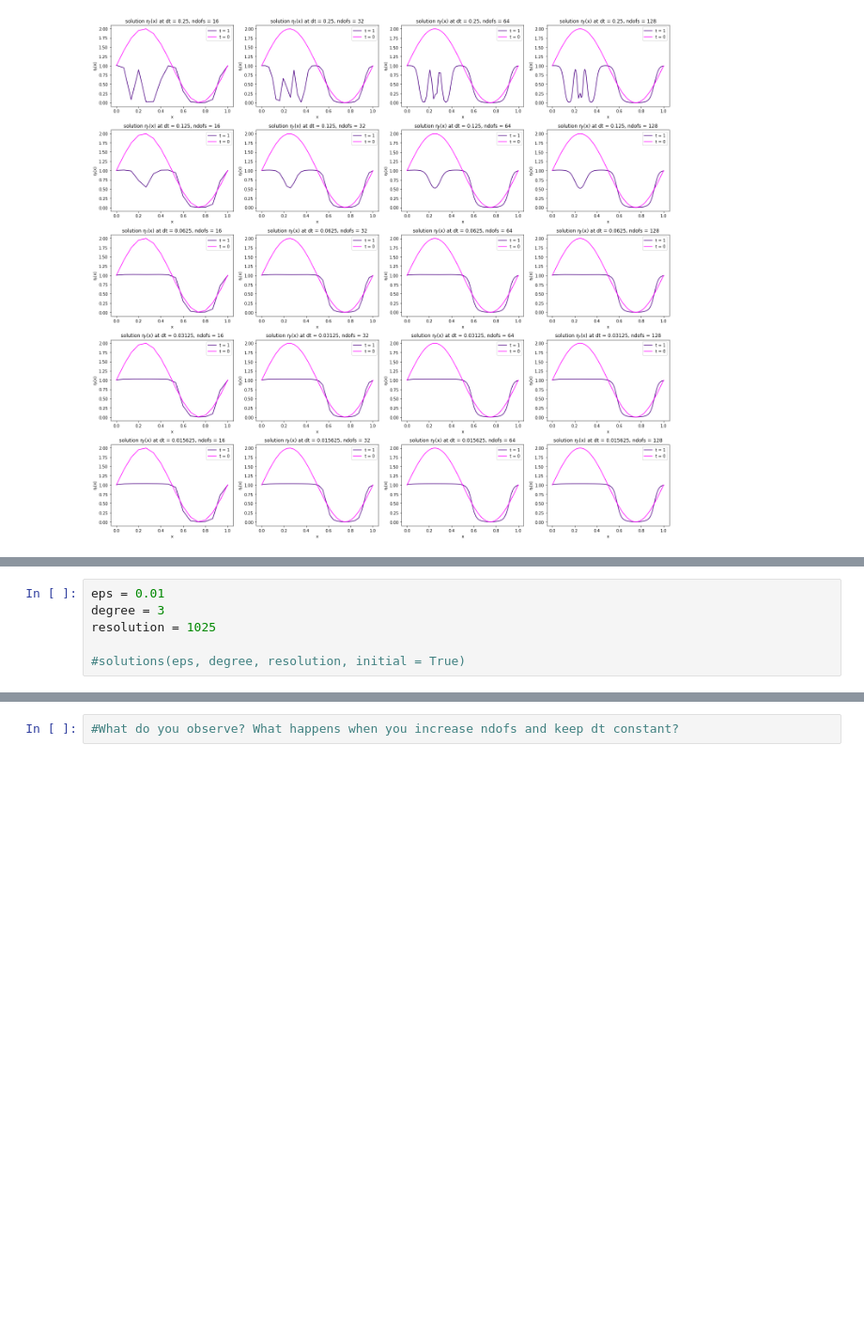
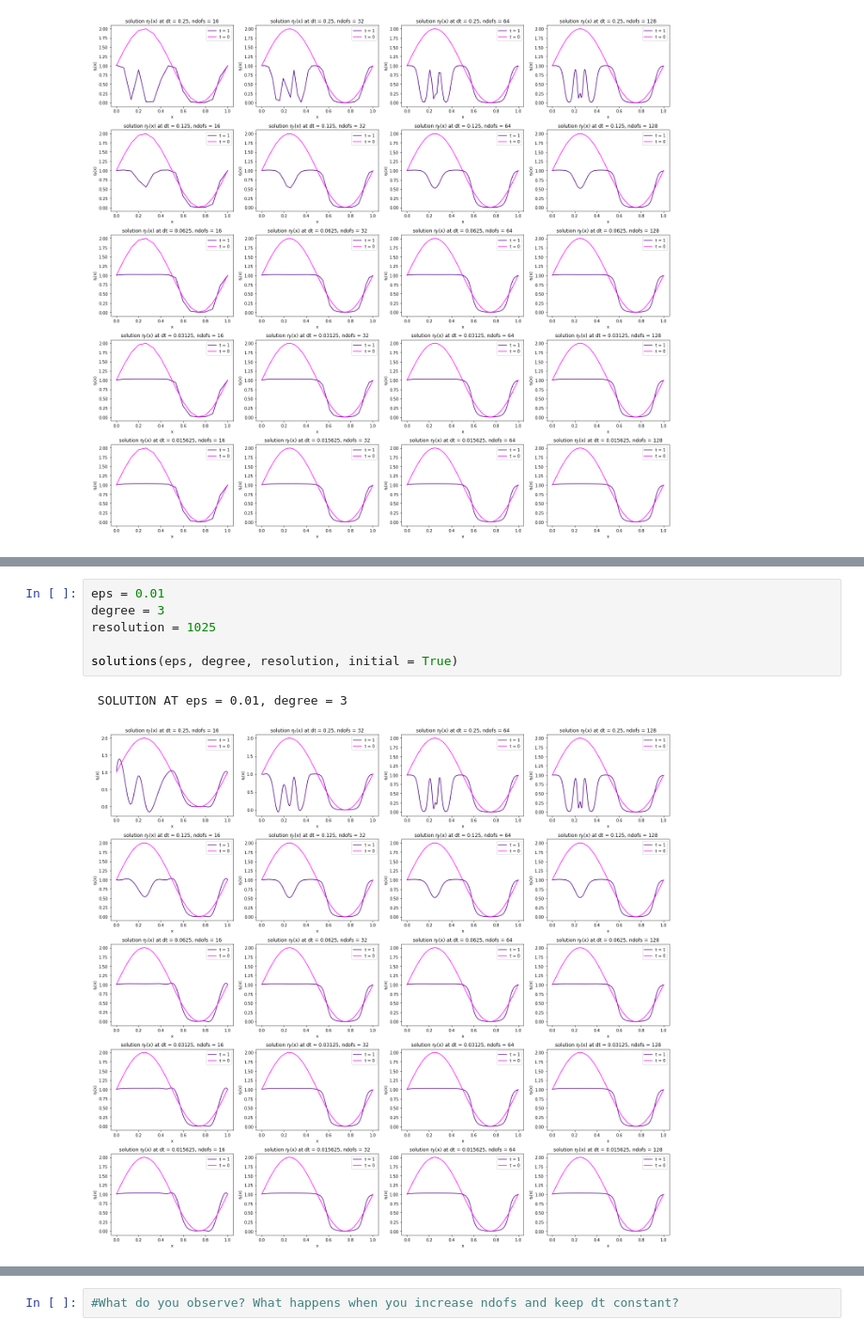
Before and after one commit to ElenaDep/P1.4_seed, a Jupyter notebook: final_project/exam.ipynb, the cells around one changed output, grey strips where cells are left out. Shown at 94% size. Drawn from its saved outputs; the diff is of its cells as text; blank space fills up the shorter version.

```diff
--- a/final_project/exam.ipynb
+++ b/final_project/exam.ipynb
@@ -390,9 +398,12 @@ resolution = 1025
 # %%
 eps = 0.01
 degree = 3
 resolution = 1025
 
-#solutions(eps, degree, resolution, initial = True)
+solutions(eps, degree, resolution, initial = True)
+# %% [output]
+ SOLUTION AT eps = 0.01, degree = 3
+[figure, added]
 # %%
 eps = 0.001
 degree = 3
```
Also changed, not shown: parts of 5 cells of this notebook.
